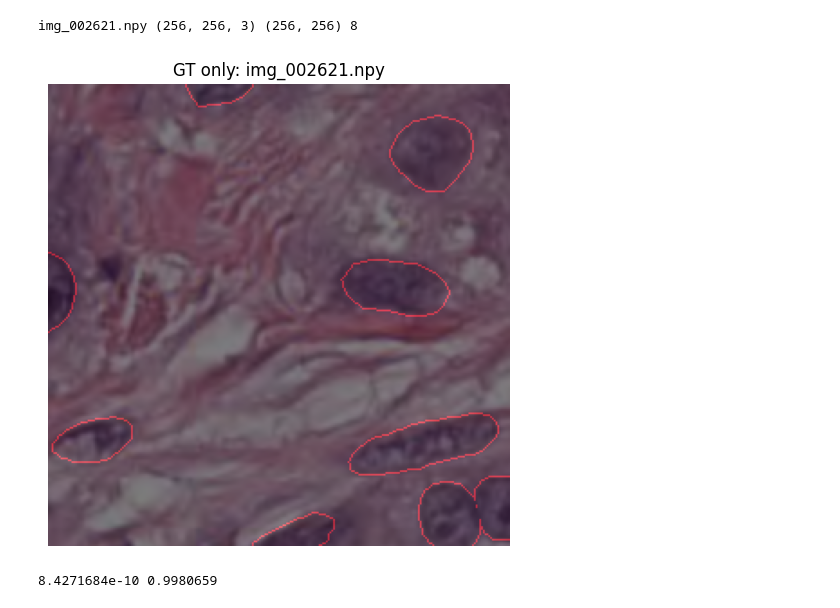
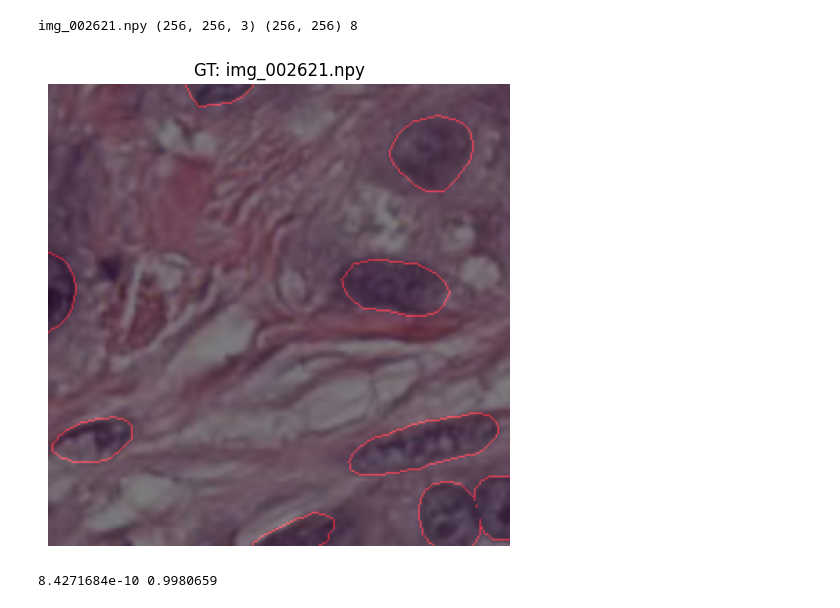
Before and after one commit to al-alec/benchmark_unet_stardist_cellpose, a Jupyter notebook: preview.ipynb, the cells around one changed output. Cells and saved outputs as stored; diff of their text form; code cells hidden in the pictures.

```diff
--- a/preview.ipynb
+++ b/preview.ipynb
@@ -56,19 +56,19 @@ def show_overlay(img, inst_pred=None, inst_gt=None, title="", alpha=0.3):
 # %%
 from pathlib import Path
 from src.pannuke_dataset import PannukePreparedDataset
 
 DATA_ROOT = Path("data/prepared/pannuke")  # ajuste si besoin
 ds_val = PannukePreparedDataset(DATA_ROOT, split="val", transform=None, return_image_name=True)
 
 img_t, gt_inst_t, types_t, name = ds_val[0]
 img = img_t.permute(1,2,0).numpy()          # (H,W,3)
 gt_inst = gt_inst_t.numpy().astype(np.int32)
 
 print(name, img.shape, gt_inst.shape, gt_inst.max())
-show_overlay(img, inst_gt=gt_inst, title=f"GT only: {name}")
+show_overlay(img, inst_gt=gt_inst, title=f"GT: {name}")
 # %% [output]
 img_002621.npy (256, 256, 3) (256, 256) 8
-[figure, old version]
+[figure, new version]
 # %%
 # Unet overlay
 
```
Also changed, not shown: 2 other files.
